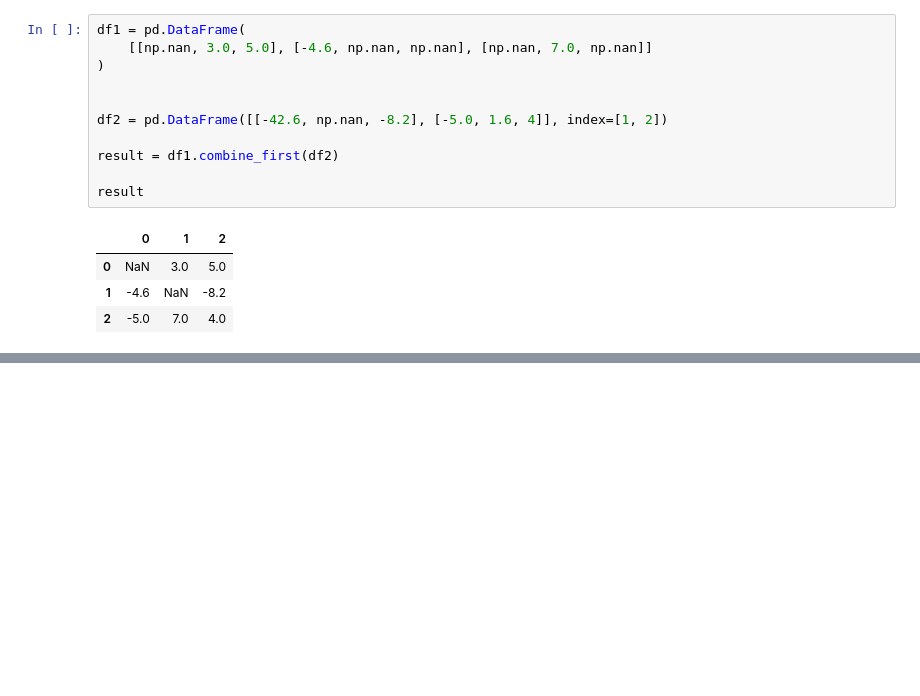
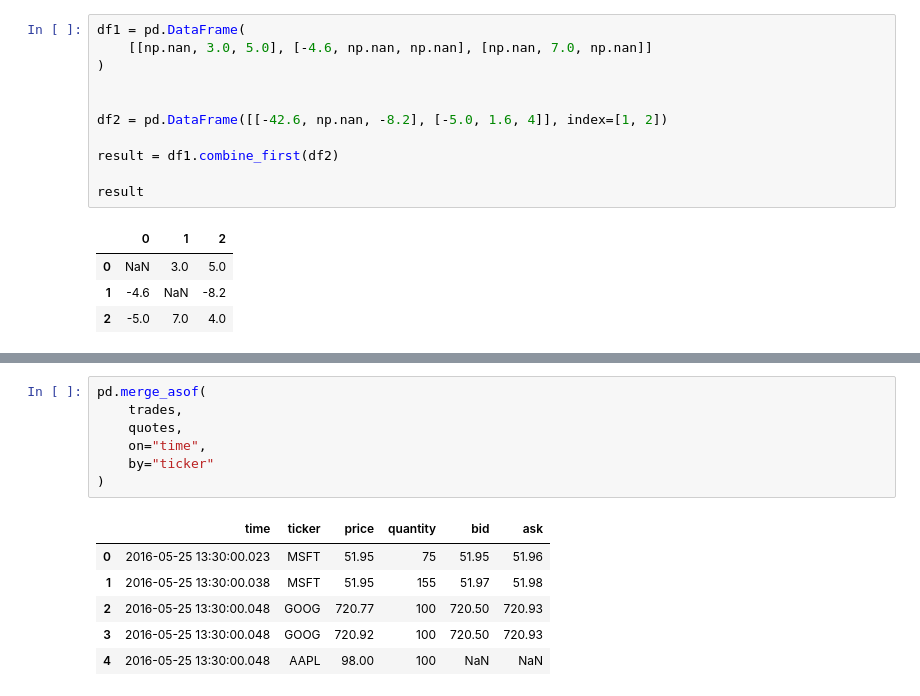
Before and after one commit to Patotricks15/pandas_documentation_study, a Jupyter notebook: merge_join_concat_compare.ipynb, the cells around one changed output, grey strips where cells are left out. Cells and saved outputs as stored; diff of their text form; blank space fills up the shorter version.

Commit message:
Merge as of and compare

```diff
--- a/merge_join_concat_compare.ipynb
+++ b/merge_join_concat_compare.ipynb
@@ -204,0 +245,14 @@ result
+# %%
+pd.merge_asof(
+    trades,
+    quotes,
+    on="time",
+    by="ticker"
+)
+# %% [output]
+|  | time | ticker | price | quantity | bid | ask |
+| 0 | 2016-05-25 13:30:00.023 | MSFT | 51.95 | 75 | 51.95 | 51.96 |
+| 1 | 2016-05-25 13:30:00.038 | MSFT | 51.95 | 155 | 51.97 | 51.98 |
+| 2 | 2016-05-25 13:30:00.048 | GOOG | 720.77 | 100 | 720.50 | 720.93 |
+| 3 | 2016-05-25 13:30:00.048 | GOOG | 720.92 | 100 | 720.50 | 720.93 |
+| 4 | 2016-05-25 13:30:00.048 | AAPL | 98.00 | 100 | NaN | NaN |
```
Also changed, not shown: parts of 3 cells of this notebook.
